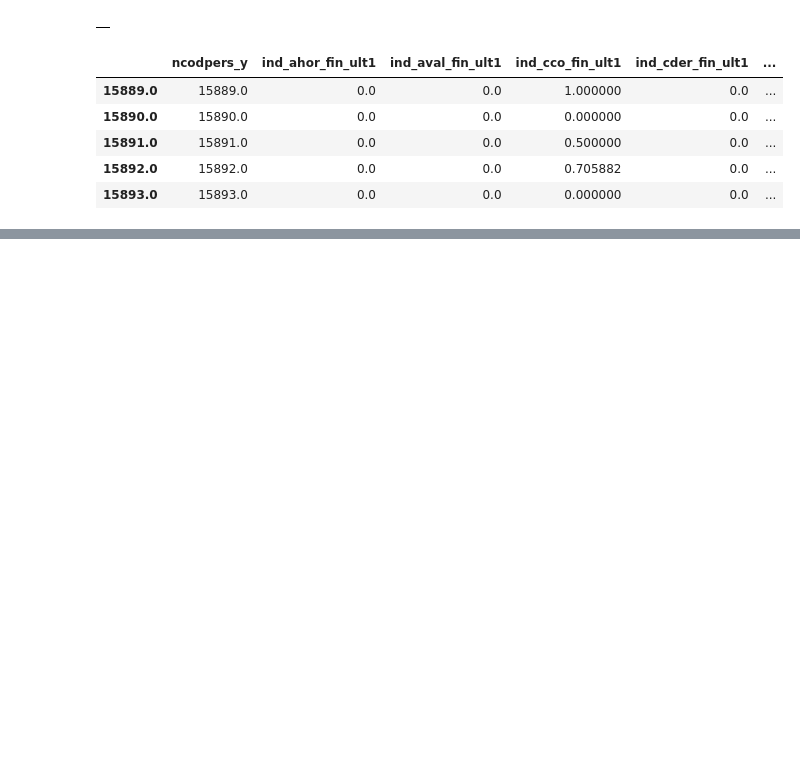
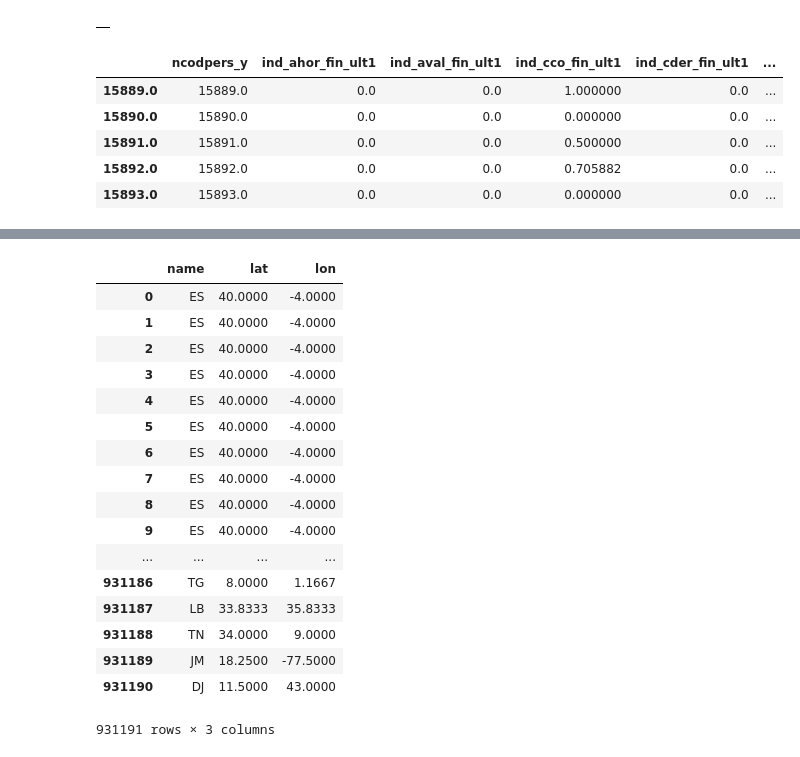
Before and after one commit to PetrShypila/Santander-Competition, a Jupyter notebook: notebooks/1-preprocessing.ipynb, the cells around one changed output, grey strips where cells are left out. Cells and saved outputs as stored; diff of their text form; code cells hidden in the pictures; blank space fills up the shorter version.

Commit message:
coordinates added

```diff
--- a/notebooks/1-preprocessing.ipynb
+++ b/notebooks/1-preprocessing.ipynb
@@ -107,0 +113,21 @@ X_train.to_csv('../data/processed/train-processed.csv.gz', index=False, compress
+# %%
+coordinates_feature
+# %% [output]
+|  | name | lat | lon |
+| 0 | ES | 40.0000 | -4.0000 |
+| 1 | ES | 40.0000 | -4.0000 |
+| 2 | ES | 40.0000 | -4.0000 |
+| 3 | ES | 40.0000 | -4.0000 |
+| 4 | ES | 40.0000 | -4.0000 |
+| 5 | ES | 40.0000 | -4.0000 |
+| 6 | ES | 40.0000 | -4.0000 |
+| 7 | ES | 40.0000 | -4.0000 |
+| 8 | ES | 40.0000 | -4.0000 |
+| 9 | ES | 40.0000 | -4.0000 |
+| ... | ... | ... | ... |
+| 931186 | TG | 8.0000 | 1.1667 |
+| 931187 | LB | 33.8333 | 35.8333 |
+| 931188 | TN | 34.0000 | 9.0000 |
+| 931189 | JM | 18.2500 | -77.5000 |
+| 931190 | DJ | 11.5000 | 43.0000 |
+931191 rows × 3 columns
```
Also changed, not shown: parts of 3 cells of this notebook, 1 other file.
